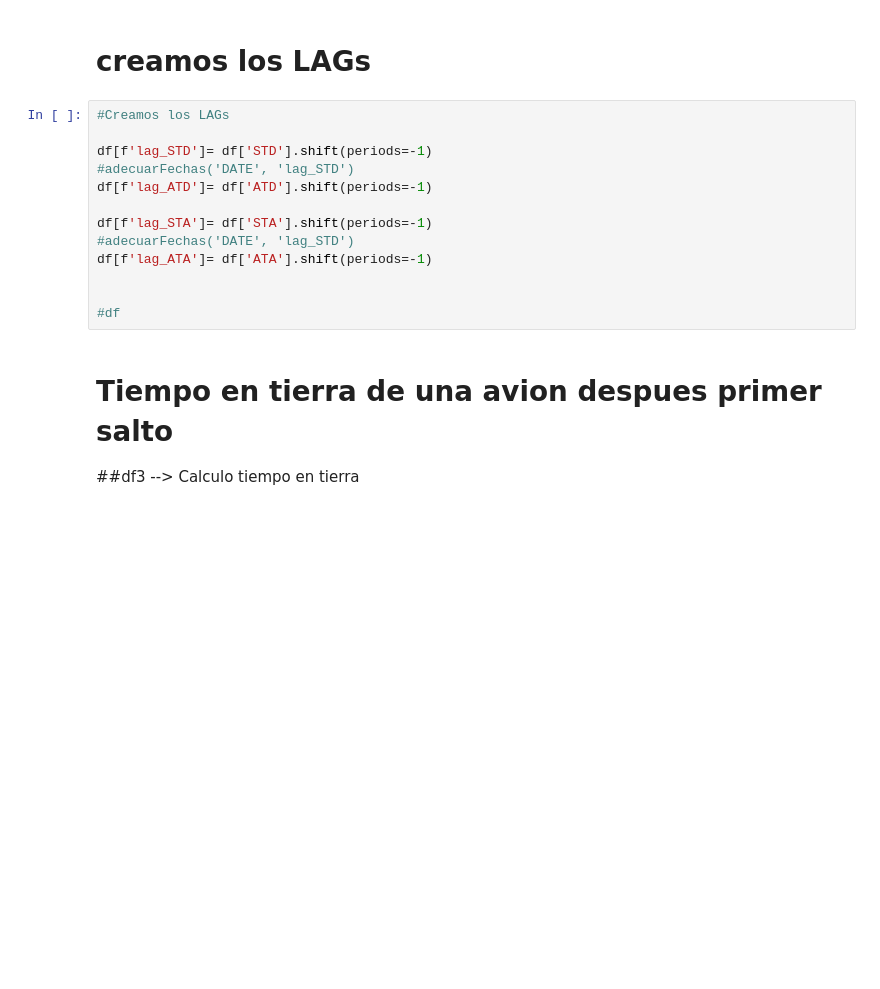
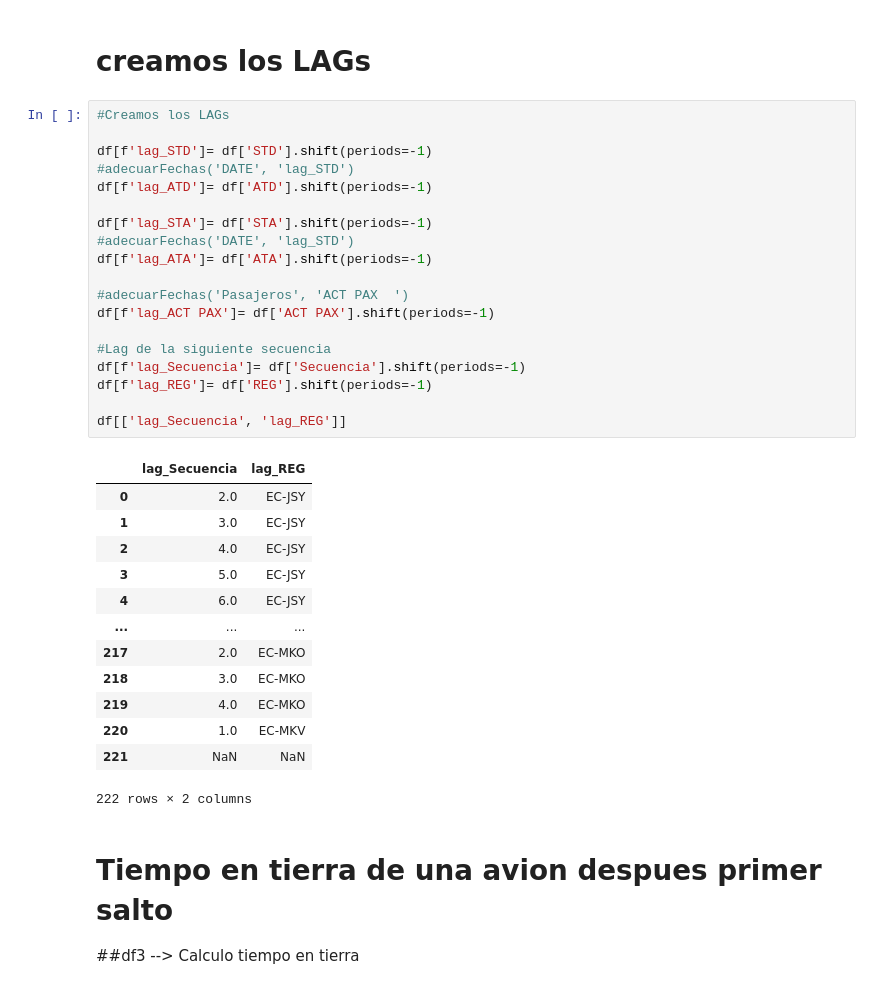
Before and after one commit to JMML2021/Analisis-Compa-ia-Aerea-Espa-ola, a Jupyter notebook: Calculo Vueling 2022 con codigos Rev E.ipynb, the cells around one changed output. Cells and saved outputs as stored; diff of their text form; blank space fills up the shorter version.

```diff
--- a/Calculo Vueling 2022 con codigos Rev E.ipynb
+++ b/Calculo Vueling 2022 con codigos Rev E.ipynb
@@ -617,16 +596,36 @@ ax.axvline(0, color="green", linestyle = '--')
 # %%
 #Creamos los LAGs
 
 df[f'lag_STD']= df['STD'].shift(periods=-1)
 #adecuarFechas('DATE', 'lag_STD')
 df[f'lag_ATD']= df['ATD'].shift(periods=-1)
 
 df[f'lag_STA']= df['STA'].shift(periods=-1)
 #adecuarFechas('DATE', 'lag_STD')
 df[f'lag_ATA']= df['ATA'].shift(periods=-1)
 
+#adecuarFechas('Pasajeros', 'ACT PAX  ')
+df[f'lag_ACT PAX']= df['ACT PAX'].shift(periods=-1)
 
-#df
+#Lag de la siguiente secuencia
+df[f'lag_Secuencia']= df['Secuencia'].shift(periods=-1)
+df[f'lag_REG']= df['REG'].shift(periods=-1)
+
+df[['lag_Secuencia', 'lag_REG']]
+# %% [output]
+|  | lag_Secuencia | lag_REG |
+| 0 | 2.0 | EC-JSY |
+| 1 | 3.0 | EC-JSY |
+| 2 | 4.0 | EC-JSY |
+| 3 | 5.0 | EC-JSY |
+| 4 | 6.0 | EC-JSY |
+| ... | ... | ... |
+| 217 | 2.0 | EC-MKO |
+| 218 | 3.0 | EC-MKO |
+| 219 | 4.0 | EC-MKO |
+| 220 | 1.0 | EC-MKV |
+| 221 | NaN | NaN |
+222 rows × 2 columns
 # %% [markdown]
 # Tiempo en tierra de una avion despues primer salto
 ##df3 --> Calculo tiempo en tierra
```
Also changed, not shown: parts of 20 cells of this notebook.
